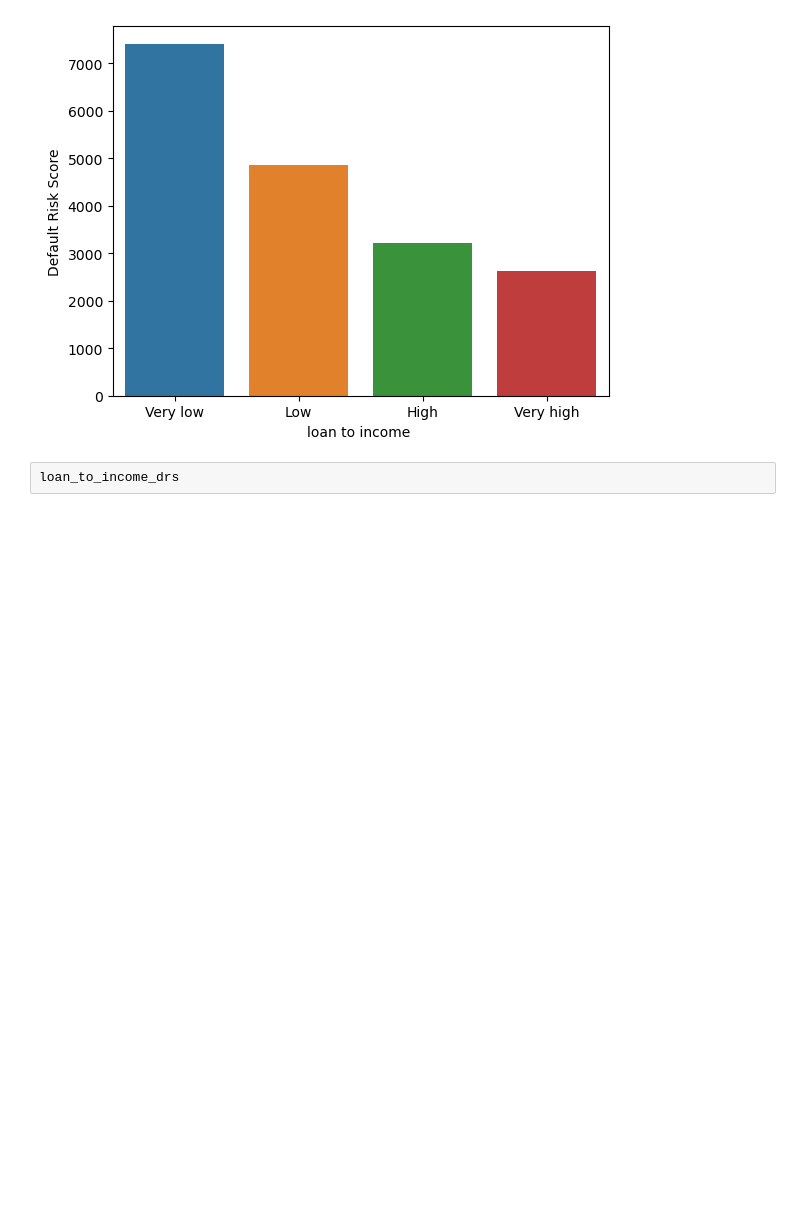
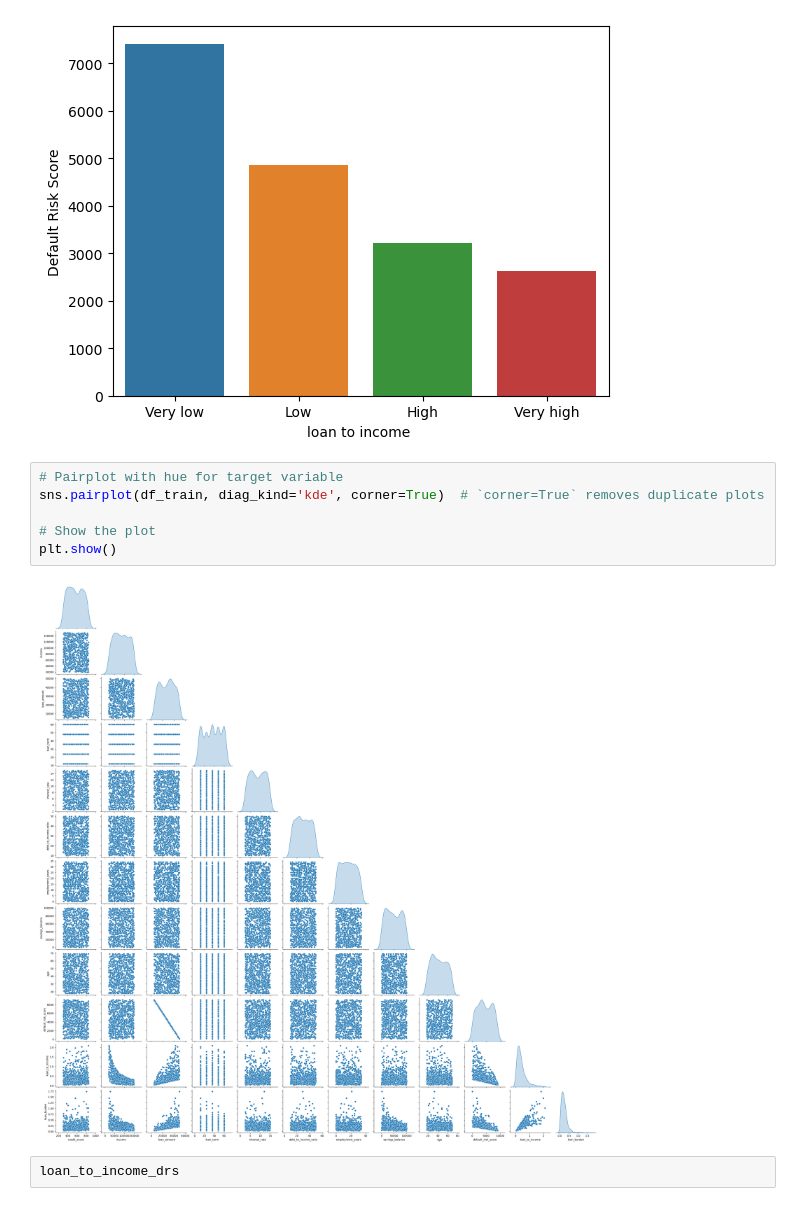
Before and after one commit to RizikiLily/LINEAR-REGRESSION-FINANCIAL-SECTOR, a Jupyter notebook: linear_regression2.ipynb, the cells around one changed output. Saved outputs shown, nothing was run; the diff lists cells and outputs as text; blank space fills up the shorter version.

```diff
--- a/linear_regression2.ipynb
+++ b/linear_regression2.ipynb
@@ -355,6 +364,14 @@ plt.ylabel('Default Risk Score')
 # %% [output]
 Text(0, 0.5, 'Default Risk Score')
 [figure]
+# %%
+# Pairplot with hue for target variable
+sns.pairplot(df_train, diag_kind='kde', corner=True)  # `corner=True` removes duplicate plots
+
+# Show the plot
+plt.show()
+# %% [output]
+[figure, added]
 # %%
 loan_to_income_drs
 # %% [output]
```
Also changed, not shown: parts of 35 cells of this notebook, 4 other files.
